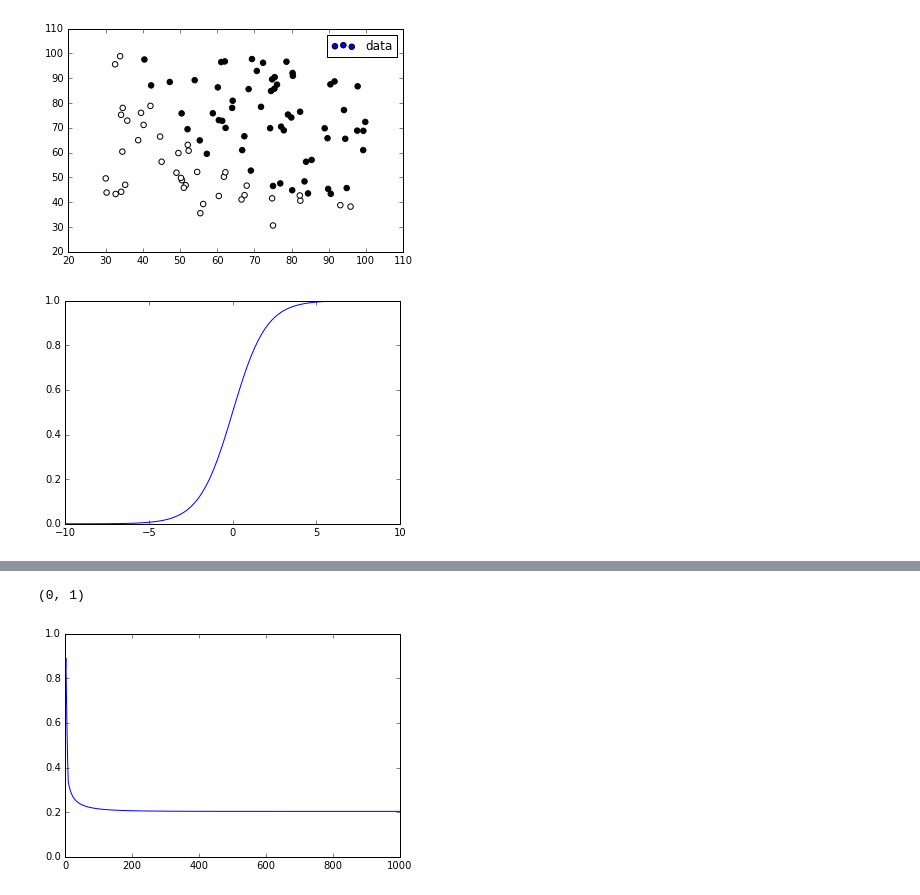
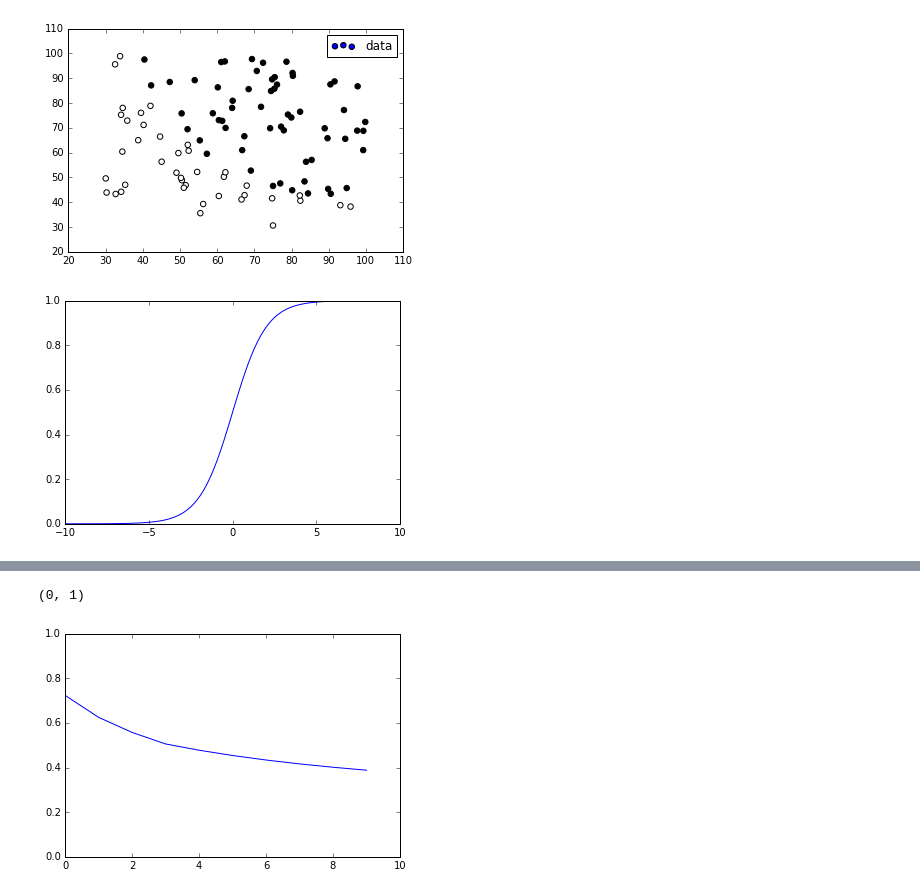
Before and after one commit to MrGreenRubato/notebooks, a Jupyter notebook: MLC/MLC_2/ex2.ipynb, the cells around one changed output, grey strips where cells are left out. Saved outputs shown, nothing was run; the diff lists cells and outputs as text; code cells hidden in the pictures.

```diff
--- a/MLC/MLC_2/ex2.ipynb
+++ b/MLC/MLC_2/ex2.ipynb
@@ -90,24 +90,63 @@ def computeCost(theta, X, y):
     grad.shape = ((3,1))
     return J, grad
 
-def gradientDescent(theta, X, y, m, computeCost):
+# same function with numpy code, easier to read, and faster :)
+def computeCostOptim(theta, X, y):
+    # Number of samples (training examples)
+    m = y.shape[0]
+
+    theta.shape = (theta.size, 1)
+
     # logistic regression with sigmoid
     H = expit(np.dot(X,theta))
 
-    if computeCost:
-        J = np.sum(-y*(np.log(H)) - (1-y)*np.log(1-H)) / m
-    else:
-        J = 0
+    J = np.sum(-y*(np.log(H)) - (1-y)*np.log(1-H)) / m
 
-    #grad = np.dot( (np.array(list(map(lambda x,y : x - y, H, y))) / m).transpose(), X) / m
     grad = np.dot( ((H-y) / m).transpose(), X) / m
-    grad.shape = ((3,1))
+    #grad.shape = ((3,1))
+    grad.shape = (1,3)
+    theta.shape = (1,theta.size)
     return J, grad
+
+# finally split Cost and Gradient : easier to use on personnal descent algo, and required for optimize.fmin function
+def computeCostBFGS(theta, X, y):
+    # Number of samples (training examples)
+    m = y.shape[0]
+
+    theta.shape = (theta.size, 1)
+
+    # logistic regression with sigmoid
+    H = expit(np.dot(X,theta))
+
+    J = np.sum(-y*(np.log(H)) - (1-y)*np.log(1-H)) / m
+
+    theta.shape = (1,theta.size)
+    theta = np.ndarray.flatten(theta[0])
+
+    return J
+
+
+def computeGradientBFGS(theta, X, y):
+    # Number of samples (training examples)
+    m = y.shape[0]
+
+    theta.shape = (theta.size, 1)
+
+    # logistic regression with sigmoid
+    H = expit(np.dot(X,theta))
+
+    grad = np.dot( ((H-y) / m).transpose(), X) / m
+    grad.shape = (grad.size, 1)
+    theta.shape = (theta.size)
+    theta = np.ndarray.flatten(theta)
+    grad = np.ndarray.flatten(grad)
+
+    return grad
 
 
 # prior to computing the cost, we must initialize theta (weights, params...) to a zero matrix (could be also a random matrix)
 # we have n+1 parameters because of the "dummy parameter"
-theta = np.zeros((n+1, 1))
+theta = np.zeros(n+1)
 
 # add this dummy parameter to X
 ones = np.ones((m, 1))
@@ -115,23 +154,26 @@ X = np.hstack((ones, X))
 print(X.shape)
 
 print('Theta: ', theta)
-cost, grad = computeCost(theta, X, y)
-
+#cost, grad = computeCostOptim(theta, X, y)
+cost = computeCostBFGS(theta, X, y)
+grad = computeGradientBFGS(theta, X, y)
 print('==== Initial Cost :', cost)
 print('==== Initial Gradient :', grad)
-alpha = 0.15
+alpha = 0.11
 cost_evolution = []
 # Number of samples (training examples)
 m = y.shape[0]
 
-
-for i in range(10000000):
+for i in range(100000):
     theta = theta - alpha*grad
     if i%10000 == 0:
-        cost, grad = gradientDescent(theta, X, y, m, True)
+        #cost, grad = gradientDescent(theta, X, y, m, True)
+        cost = computeCostBFGS(theta, X, y)
+        grad = computeGradientBFGS(theta, X, y)
         cost_evolution.append(cost)
     else:
-        cost, grad = gradientDescent(theta, X, y, m, False)
+        #cost, grad = gradientDescent(theta, X, y, m, False)
+        grad = computeGradientBFGS(theta, X, y)
 
 print('Theta: ', theta)
 print('Cost :', cost)
@@ -156,2 +192,2 @@ Cost : 0
 (0, 1)
-[figure, old version]
+[figure, new version]
```
Also changed, not shown: parts of 7 cells of this notebook.
